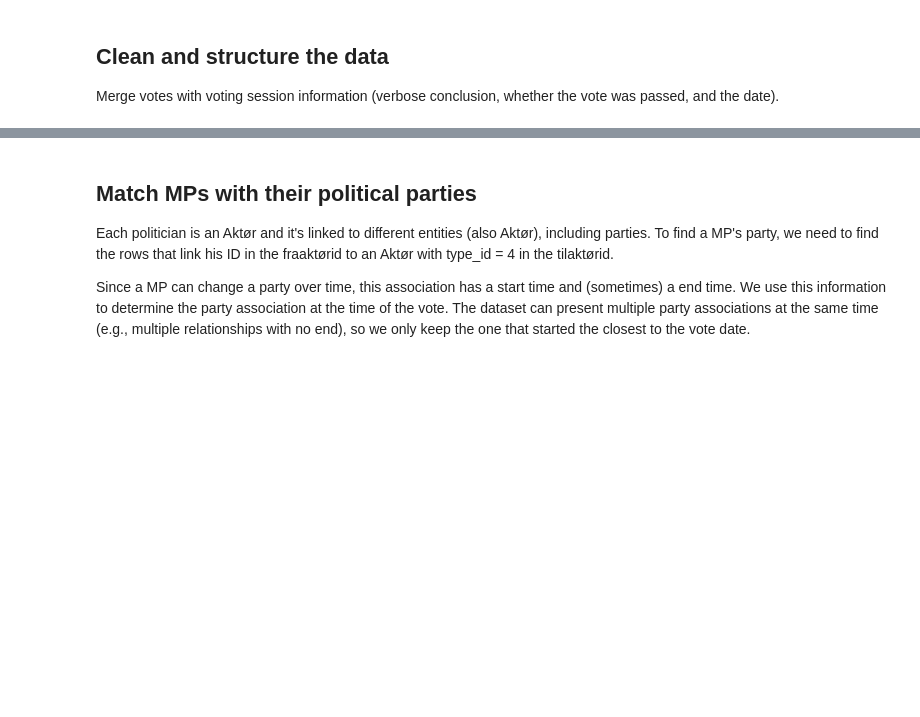
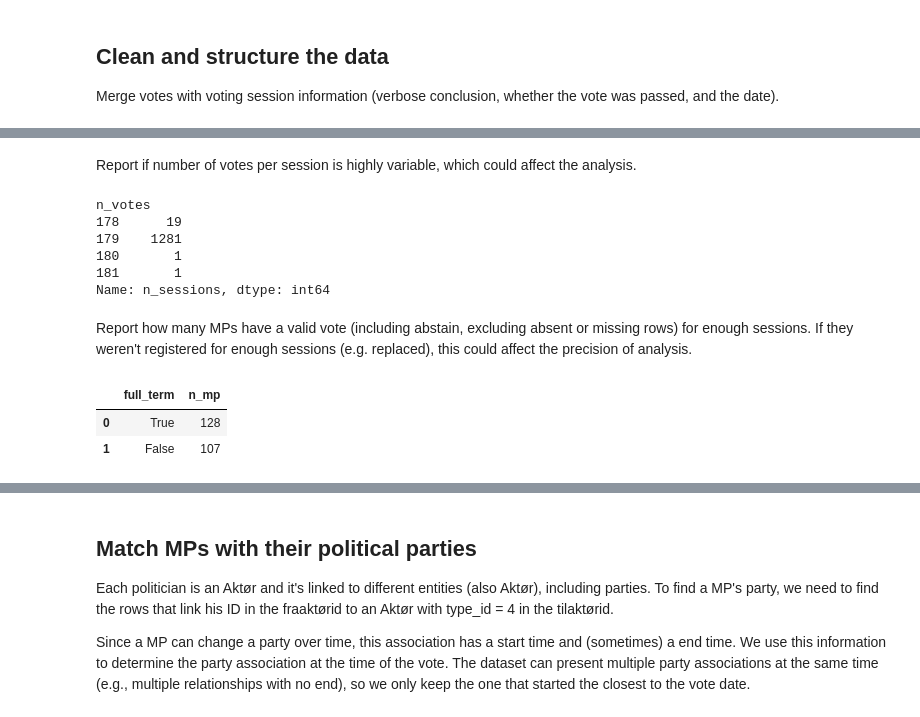
Before and after one commit to BalducciFrancesco/02807-danish-parliament-mavericks, a Jupyter notebook: data/retrieve.ipynb, the cells around one changed output, grey strips where cells are left out. Saved outputs shown, nothing was run; the diff lists cells and outputs as text; code cells hidden in the pictures; blank space fills up the shorter version.

```diff
--- a/data/retrieve.ipynb
+++ b/data/retrieve.ipynb
@@ -90,0 +105,31 @@ df
+# %% [markdown]
+Report if number of votes per session is highly variable, which could affect the analysis.
+# %%
+(df.groupby("session")
+    .size()
+    # .reindex(sessions_df["session"], fill_value=0)
+    .value_counts()
+    .sort_index()
+    .rename_axis("n_votes")
+    .rename("n_sessions"))
+# %% [output]
+n_votes
+178      19
+179    1281
+180       1
+181       1
+Name: n_sessions, dtype: int64
+# %% [markdown]
+Report how many MPs have a valid vote (including abstain, excluding absent or missing rows) for enough sessions. If they weren't registered for enough sessions (e.g. replaced), this could affect the precision of analysis.
+# %%
+(df.groupby("actor")["session"]
+    .nunique()
+    .pipe(lambda s: s == s.max())
+    .value_counts()
+    .rename_axis("full_term")
+    .rename("n_mp")
+    .reset_index())
+# %% [output]
+|  | full_term | n_mp |
+| 0 | True | 128 |
+| 1 | False | 107 |
```
Also changed, not shown: parts of 8 cells of this notebook.
